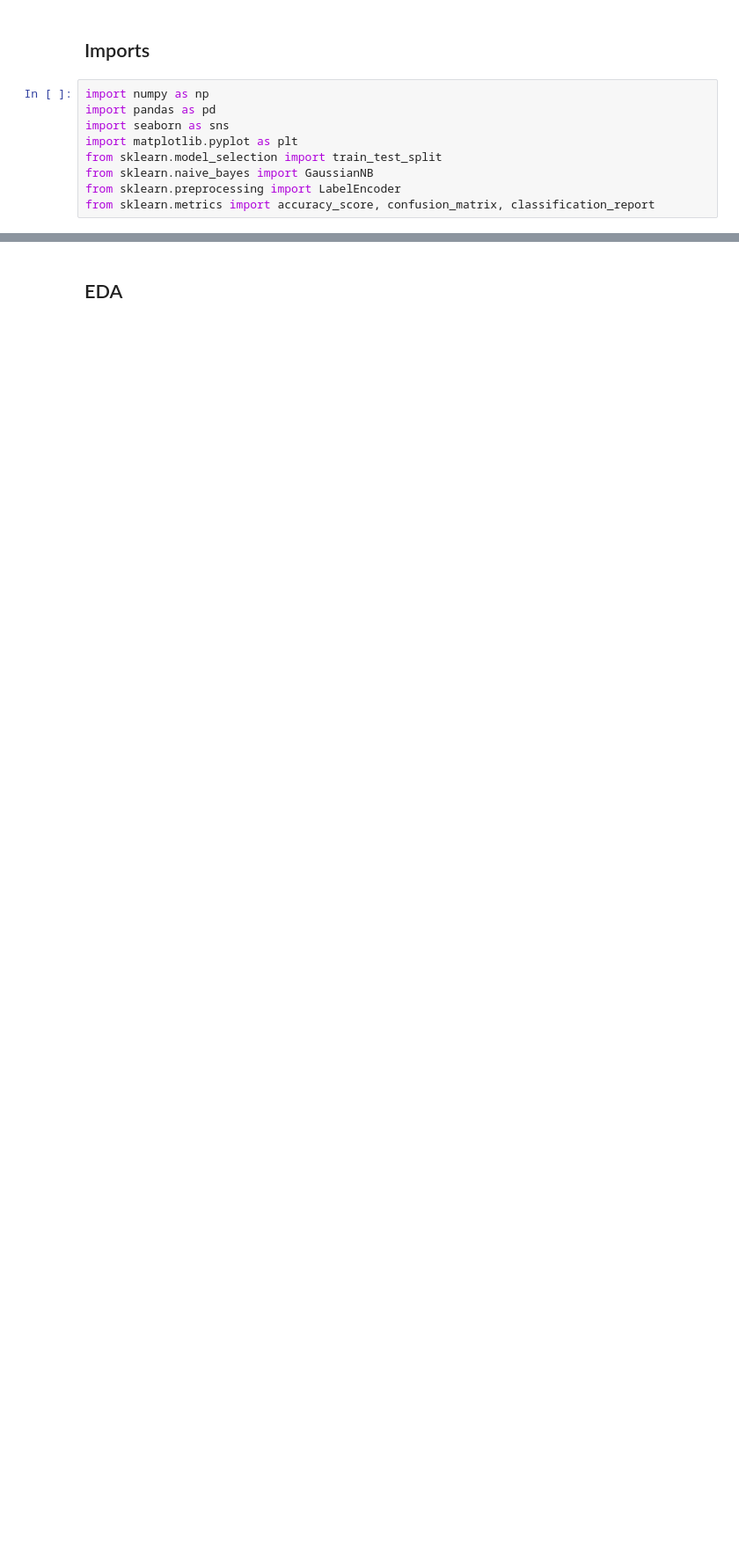
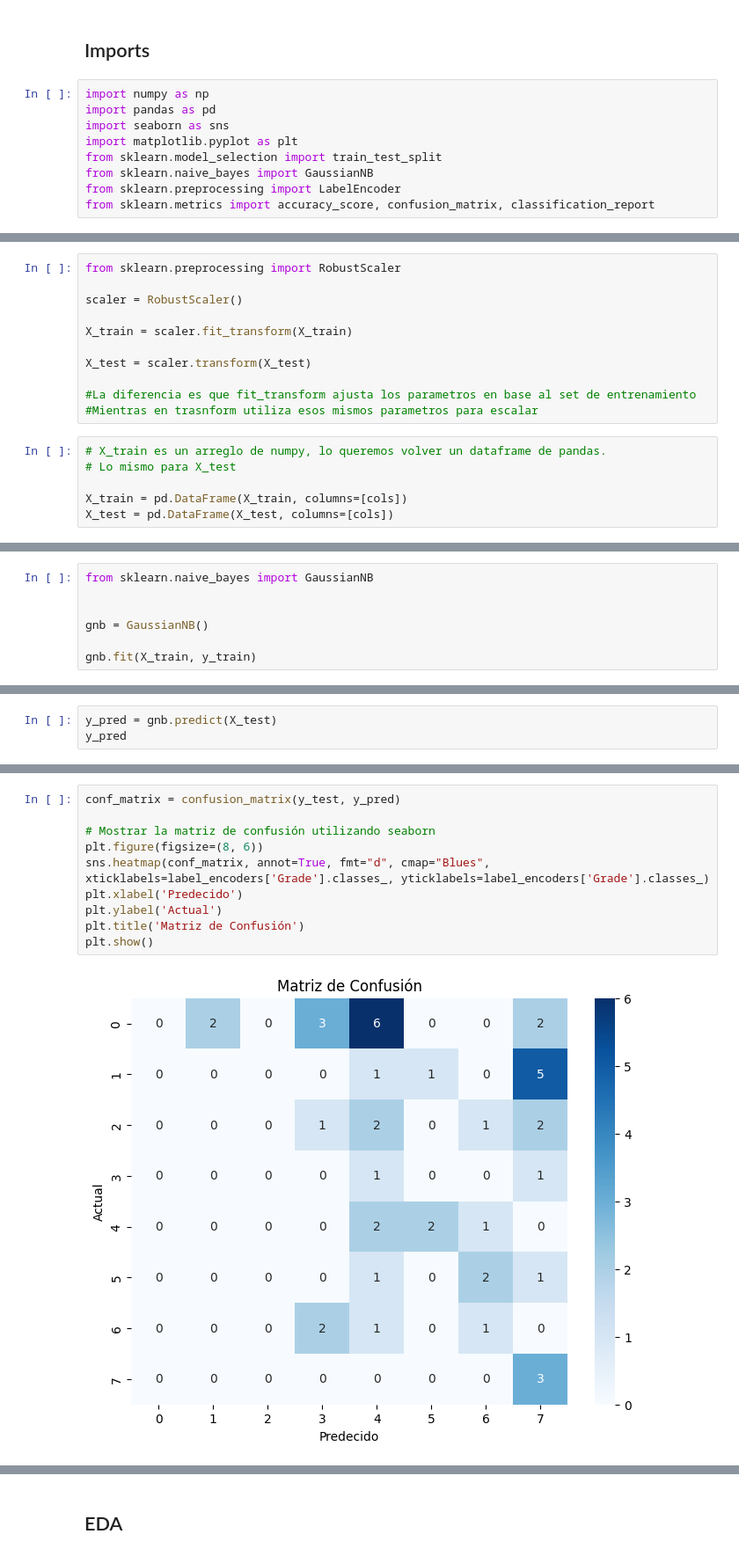
Before and after one commit to eunicean/hdt5MDD, a Jupyter notebook: HDT5.ipynb, the cells around one changed output, grey strips where cells are left out. Shown at 88% size. Saved outputs shown, nothing was run; the diff lists cells and outputs as text; blank space fills up the shorter version.

```diff
--- a/HDT5.ipynb
+++ b/HDT5.ipynb
@@ -15,0 +381,17 @@ df = pd.DataFrame(data)
+# %%
+from sklearn.preprocessing import RobustScaler
+
+scaler = RobustScaler()
+
+X_train = scaler.fit_transform(X_train)
+
+X_test = scaler.transform(X_test)
+
+#La diferencia es que fit_transform ajusta los parametros en base al set de entrenamiento
+#Mientras en trasnform utiliza esos mismos parametros para escalar
+# %%
+# X_train es un arreglo de numpy, lo queremos volver un dataframe de pandas.
+# Lo mismo para X_test
+
+X_train = pd.DataFrame(X_train, columns=[cols])
+X_test = pd.DataFrame(X_test, columns=[cols])
@@ -15,0 +410,7 @@ df = pd.DataFrame(data)
+# %%
+from sklearn.naive_bayes import GaussianNB
+
+
+gnb = GaussianNB()
+
+gnb.fit(X_train, y_train)
@@ -15,0 +421,3 @@ df = pd.DataFrame(data)
+# %%
+y_pred = gnb.predict(X_test)
+y_pred
@@ -15,0 +493,12 @@ df = pd.DataFrame(data)
+# %%
+conf_matrix = confusion_matrix(y_test, y_pred)
+
+# Mostrar la matriz de confusión utilizando seaborn
+plt.figure(figsize=(8, 6))
+sns.heatmap(conf_matrix, annot=True, fmt="d", cmap="Blues", xticklabels=label_encoders['Grade'].classes_, yticklabels=label_encoders['Grade'].classes_)
+plt.xlabel('Predecido')
+plt.ylabel('Actual')
+plt.title('Matriz de Confusión')
+plt.show()
+# %% [output]
+[figure, added]
```
Also changed, not shown: parts of 66 cells of this notebook.
